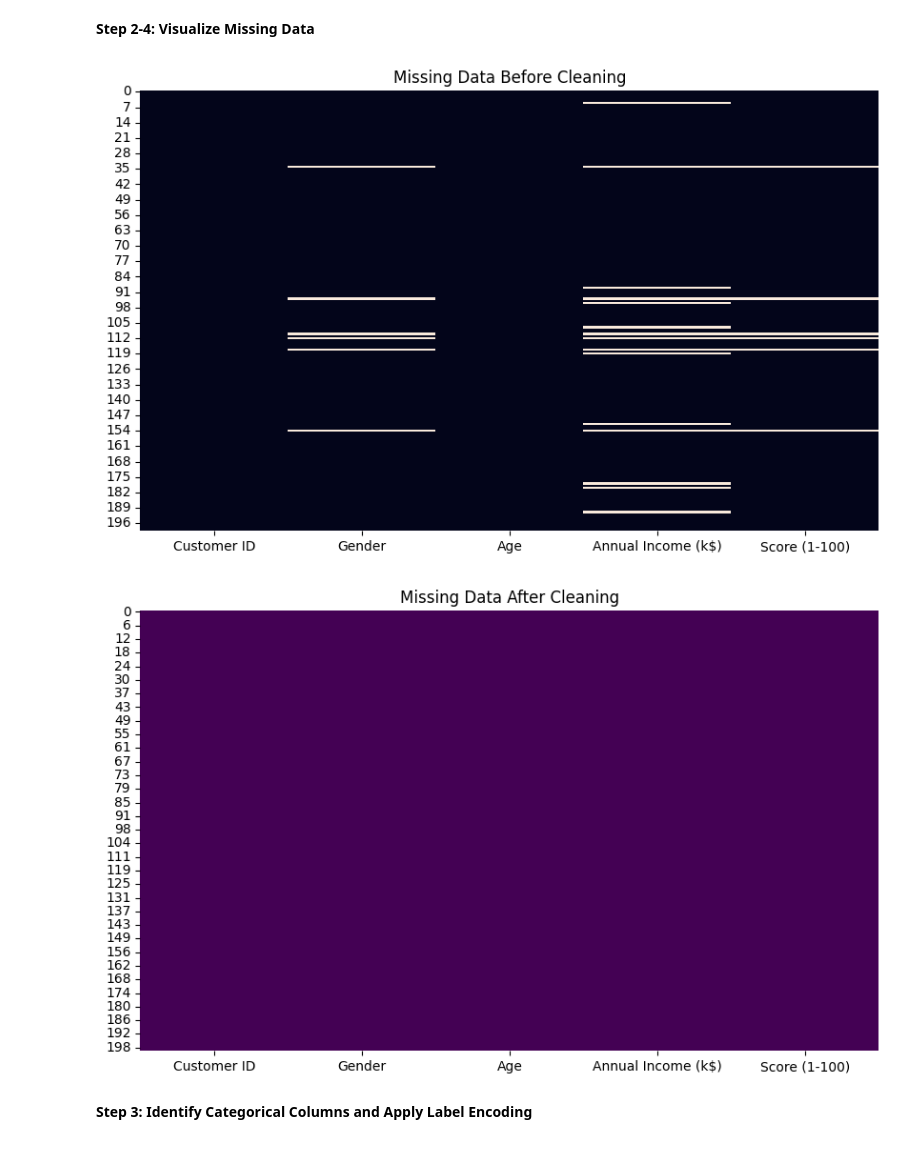
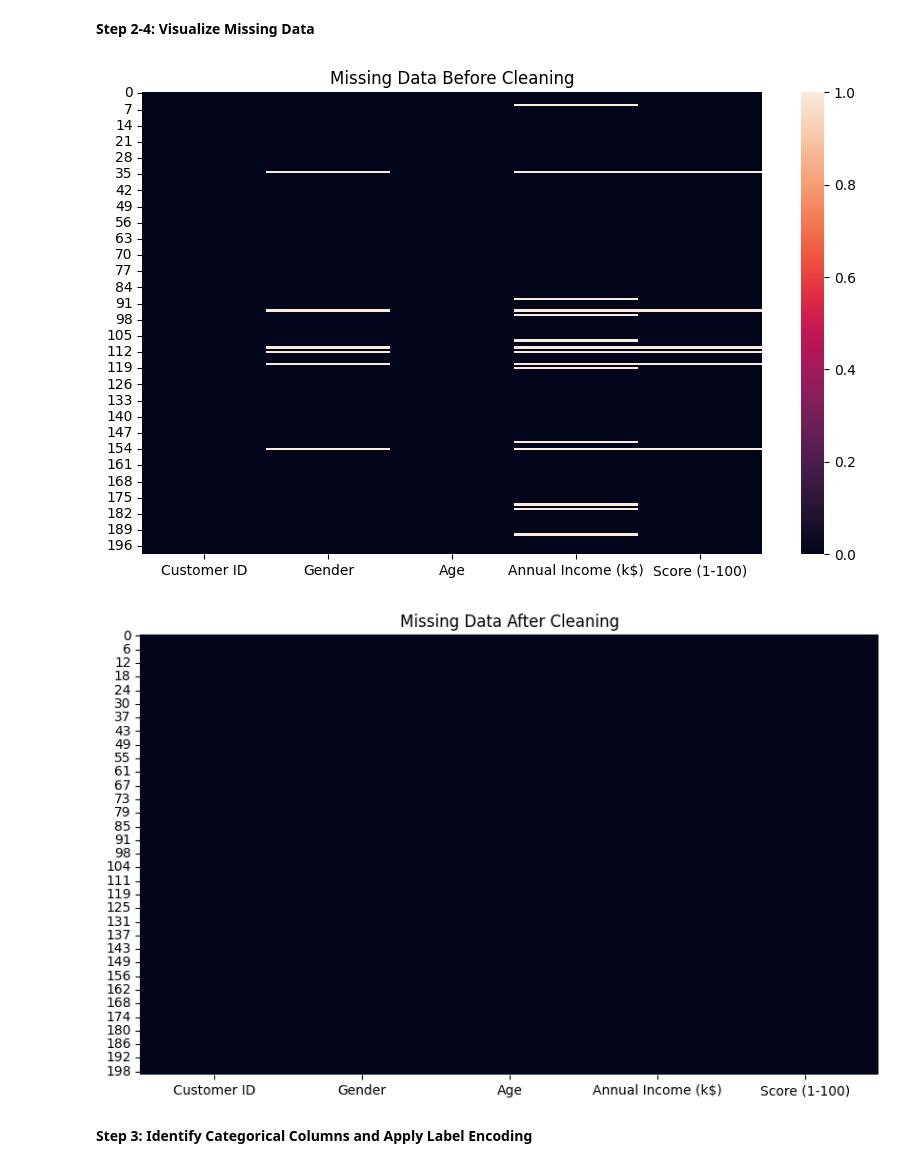
Before and after one commit to amrahmani/Machine-Learning, a Jupyter notebook: Ch1_DataPreprocessing.ipynb, the cells around one changed output. Cells and saved outputs as stored; diff of their text form; code cells hidden in the pictures.

```diff
--- a/Ch1_DataPreprocessing.ipynb
+++ b/Ch1_DataPreprocessing.ipynb
@@ -204,19 +216,19 @@ files.download('customers_cleaned.csv')
 # %%
 # Visualize missing data before cleaning
 # This line creates a new Matplotlib figure with a specified size of 10 inches in width and 6 inches in height
 plt.figure(figsize=(10, 6))
-sns.heatmap(customers.isnull(), cbar=False)
+sns.heatmap(customers.isnull(), cbar=True)
 plt.title('Missing Data Before Cleaning')
 plt.show()
 
 # Visualize missing data after cleaning
 plt.figure(figsize=(10, 6))
-sns.heatmap(customers_imputed.isnull(), cbar=False, cmap='viridis')
+sns.heatmap(customers_imputed.isnull(), cbar=False)
 plt.title('Missing Data After Cleaning')
 plt.show()
 # %% [output]
-[figure, old version]
+[figure, new version]
-[figure, old version]
+[figure, new version]
 # %% [markdown]
 **Step 3: Identify Categorical Columns and Apply Label Encoding**
 # %%
```
Also changed, not shown: parts of 1 cell of this notebook.
